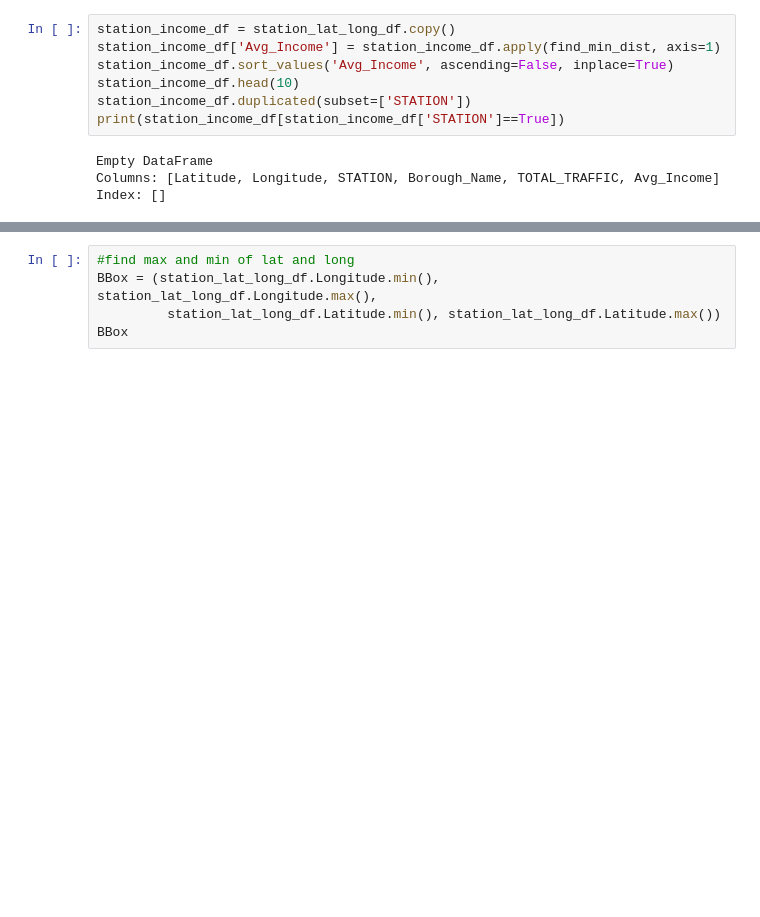
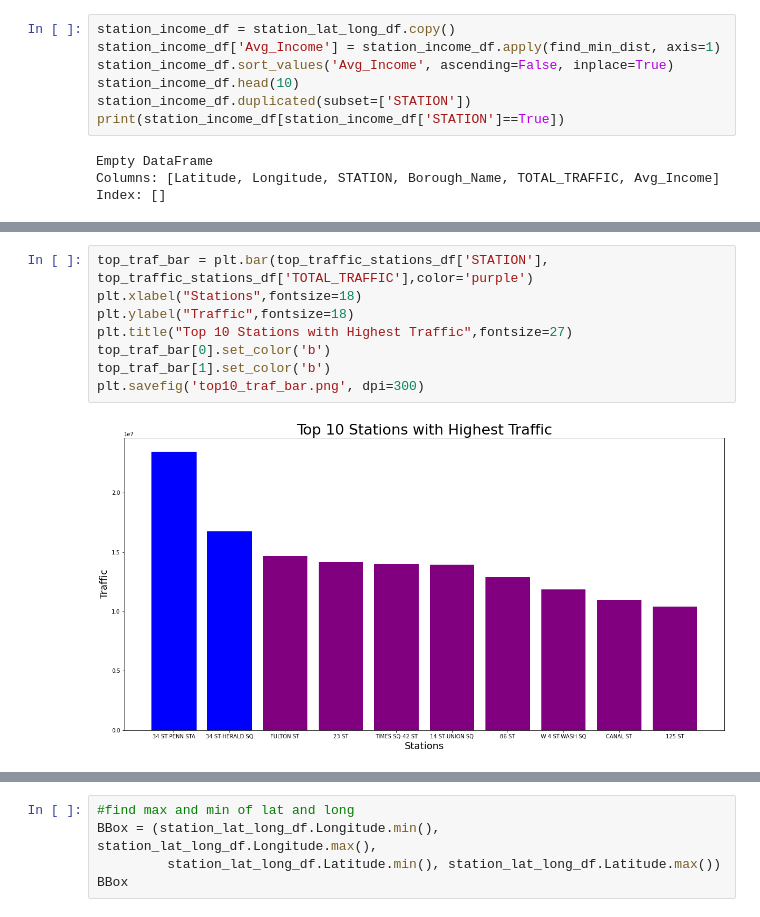
Before and after one commit to racheldilley1/mta-project-1, a Jupyter notebook: Proj2.ipynb, the cells around one changed output, grey strips where cells are left out. Drawn from its saved outputs; the diff is of its cells as text; blank space fills up the shorter version.

```diff
--- a/Proj2.ipynb
+++ b/Proj2.ipynb
@@ -512,0 +521,10 @@ plt.bar(top_traffic_stations_df['STATION'], top_traffic_stations_df['Avg_Income'
+# %%
+top_traf_bar = plt.bar(top_traffic_stations_df['STATION'], top_traffic_stations_df['TOTAL_TRAFFIC'],color='purple')
+plt.xlabel("Stations",fontsize=18)
+plt.ylabel("Traffic",fontsize=18)
+plt.title("Top 10 Stations with Highest Traffic",fontsize=27)
+top_traf_bar[0].set_color('b')
+top_traf_bar[1].set_color('b')
+plt.savefig('top10_traf_bar.png', dpi=300)
+# %% [output]
+[figure, added]
```
Also changed, not shown: parts of 11 cells of this notebook, 6 other files.
